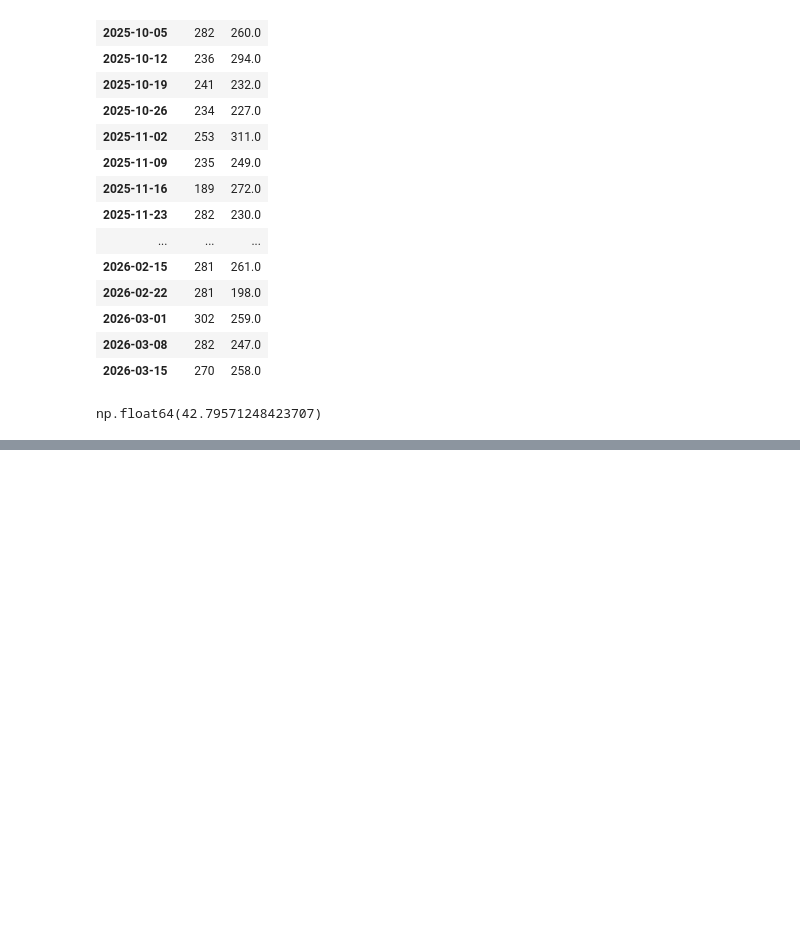
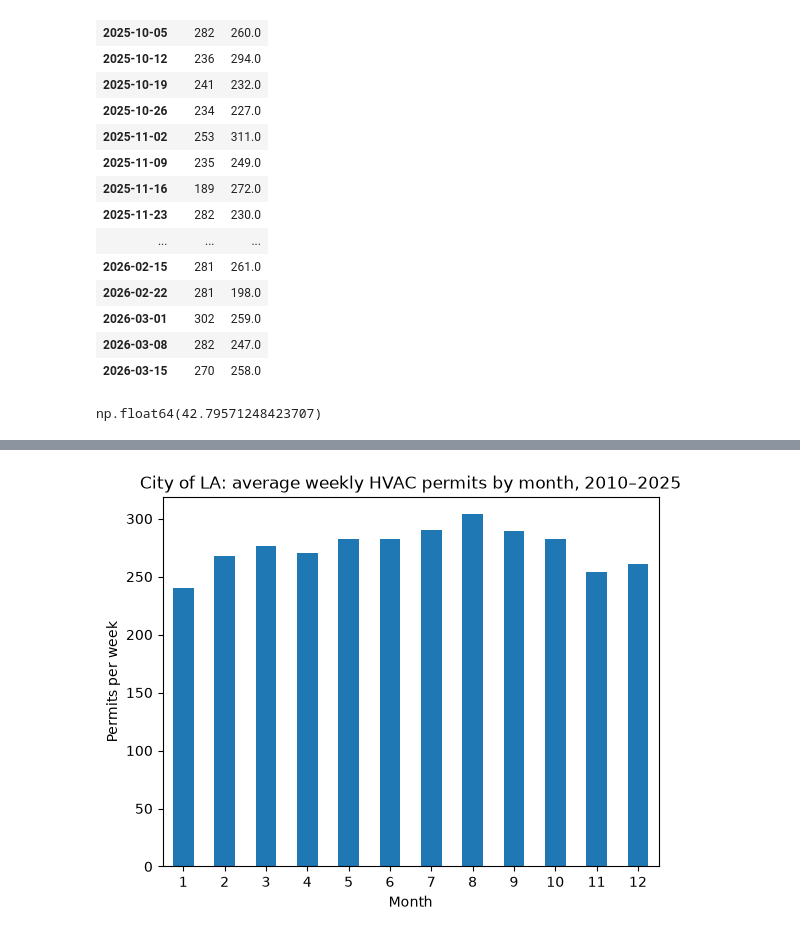
Before and after one commit to ShahSalar/demand-forecasting-hvac, a Jupyter notebook: notebooks/explore.ipynb, the cells around one changed output, grey strips where cells are left out. Cells and saved outputs as stored; diff of their text form; code cells hidden in the pictures; blank space fills up the shorter version.

```diff
--- a/notebooks/explore.ipynb
+++ b/notebooks/explore.ipynb
@@ -773 +773,6 @@ ZIP_code
 Name: permit_nbr, dtype: int64
+# %%
+monthly_avg.plot(kind='bar', title='City of LA: average weekly HVAC permits by month, 2010–2025', ylabel='Permits per week', xlabel='Month', rot=0)
+plt.savefig('monthly_avg.png', dpi=200, bbox_inches='tight')
+# %% [output]
+[figure, added]
```
Also changed, not shown: parts of 32 cells of this notebook, 5 other files.
